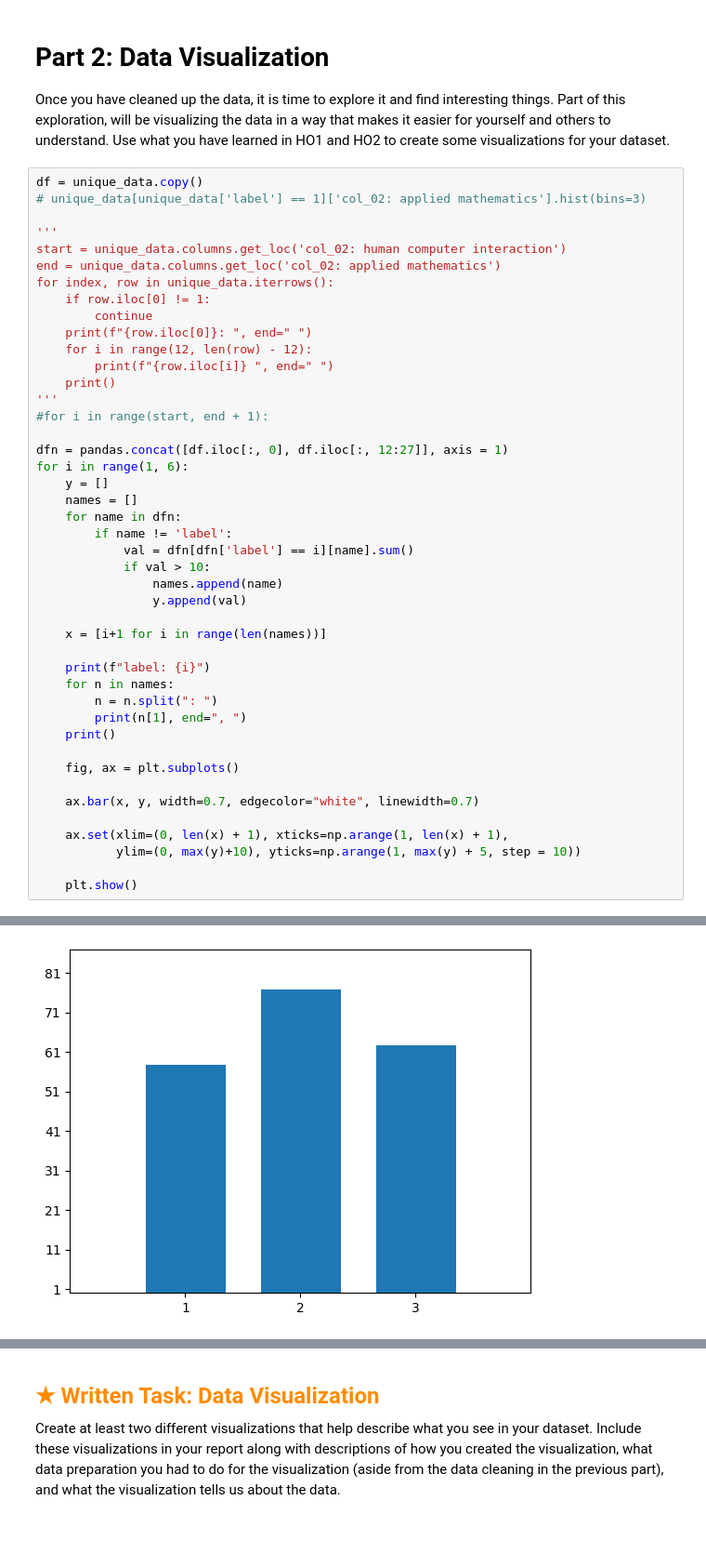
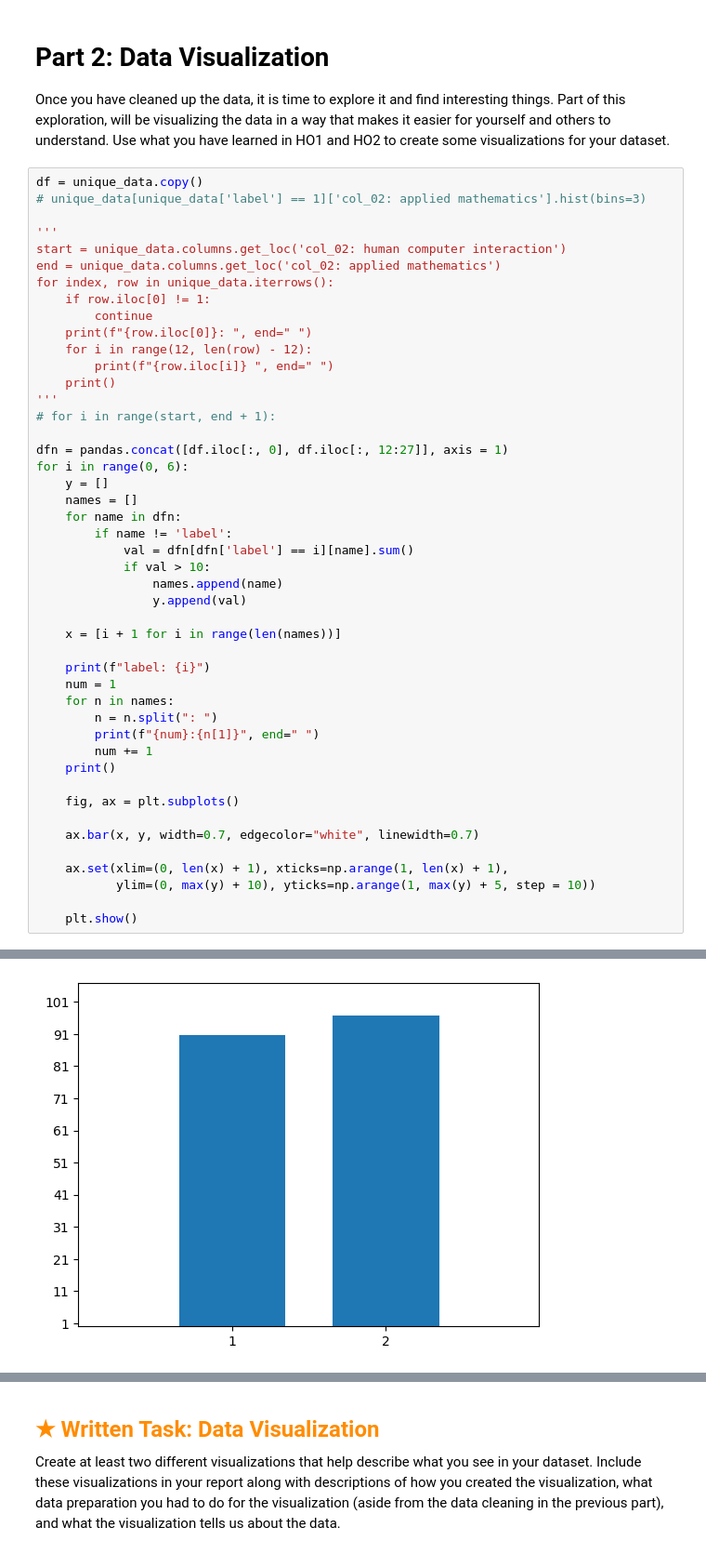
Before and after one commit to MarcusNelhams/HO5, a Jupyter notebook: assignment.ipynb, the cells around one changed output, grey strips where cells are left out. Shown at 93% size. Cells and saved outputs as stored; diff of their text form.

```diff
--- a/assignment.ipynb
+++ b/assignment.ipynb
@@ -256,10 +256,10 @@ for index, row in unique_data.iterrows():
         print(f"{row.iloc[i]} ", end=" ")
     print()
 '''
-#for i in range(start, end + 1):
+# for i in range(start, end + 1):
 
 dfn = pandas.concat([df.iloc[:, 0], df.iloc[:, 12:27]], axis = 1)
-for i in range(1, 6):
+for i in range(0, 6):
     y = []
     names = []
     for name in dfn:
@@ -269,12 +269,14 @@ for i in range(1, 6):
                 names.append(name)
                 y.append(val)
 
-    x = [i+1 for i in range(len(names))]
+    x = [i + 1 for i in range(len(names))]
 
     print(f"label: {i}")
+    num = 1
     for n in names:
         n = n.split(": ")
-        print(n[1], end=", ")
+        print(f"{num}:{n[1]}", end=" ")
+        num += 1
     print()
 
     fig, ax = plt.subplots()
@@ -282,7 +284,7 @@ for i in range(1, 6):
     ax.bar(x, y, width=0.7, edgecolor="white", linewidth=0.7)
 
     ax.set(xlim=(0, len(x) + 1), xticks=np.arange(1, len(x) + 1),
-           ylim=(0, max(y)+10), yticks=np.arange(1, max(y) + 5, step = 10))
+           ylim=(0, max(y) + 10), yticks=np.arange(1, max(y) + 5, step = 10))
 
     plt.show()
 # %% [output]
@@ -291 +293 @@ computational media, computer science, games and playable media,
-[figure, old version]
+[figure, new version]
```
Also changed, not shown: parts of 6 cells of this notebook.
